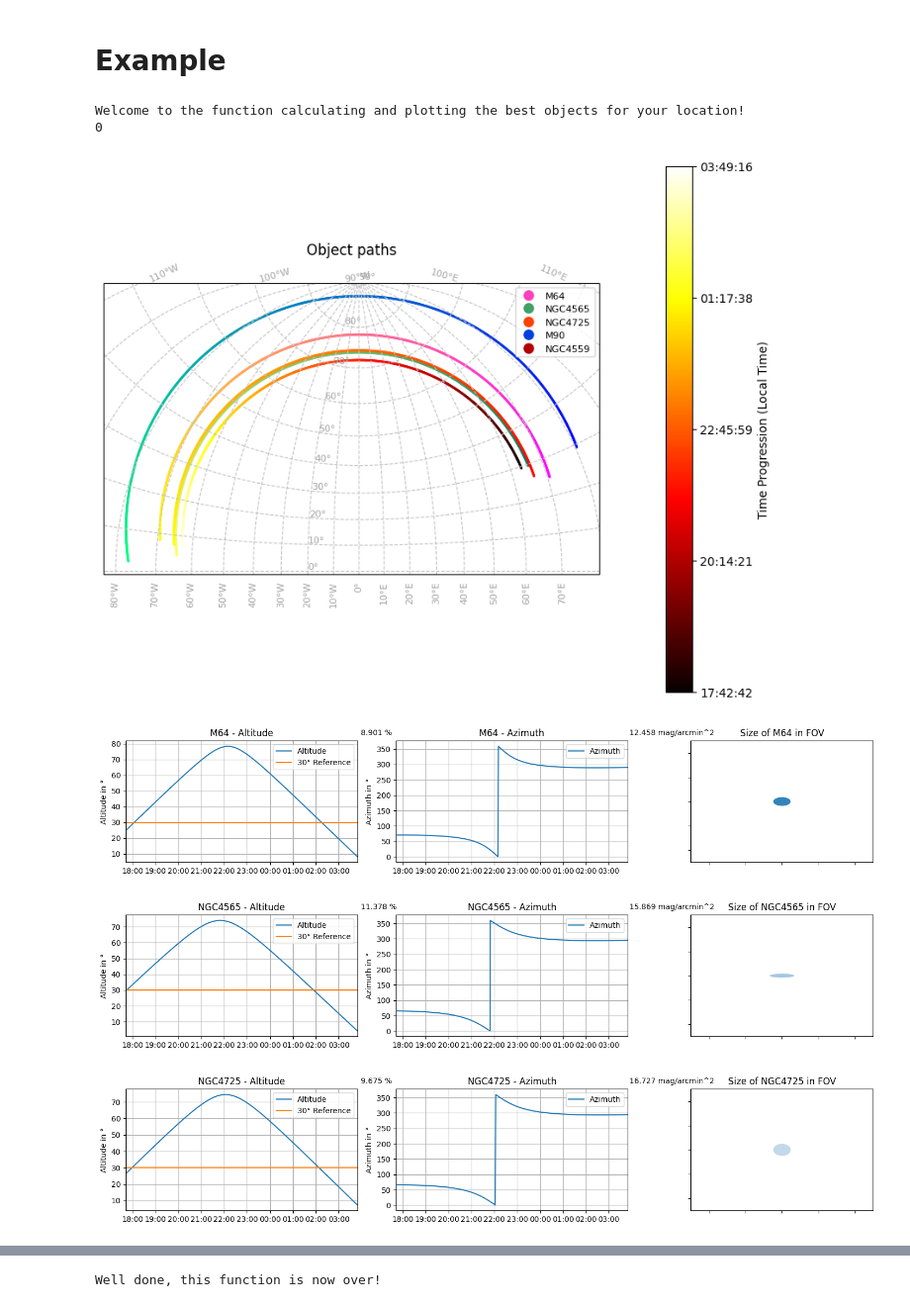
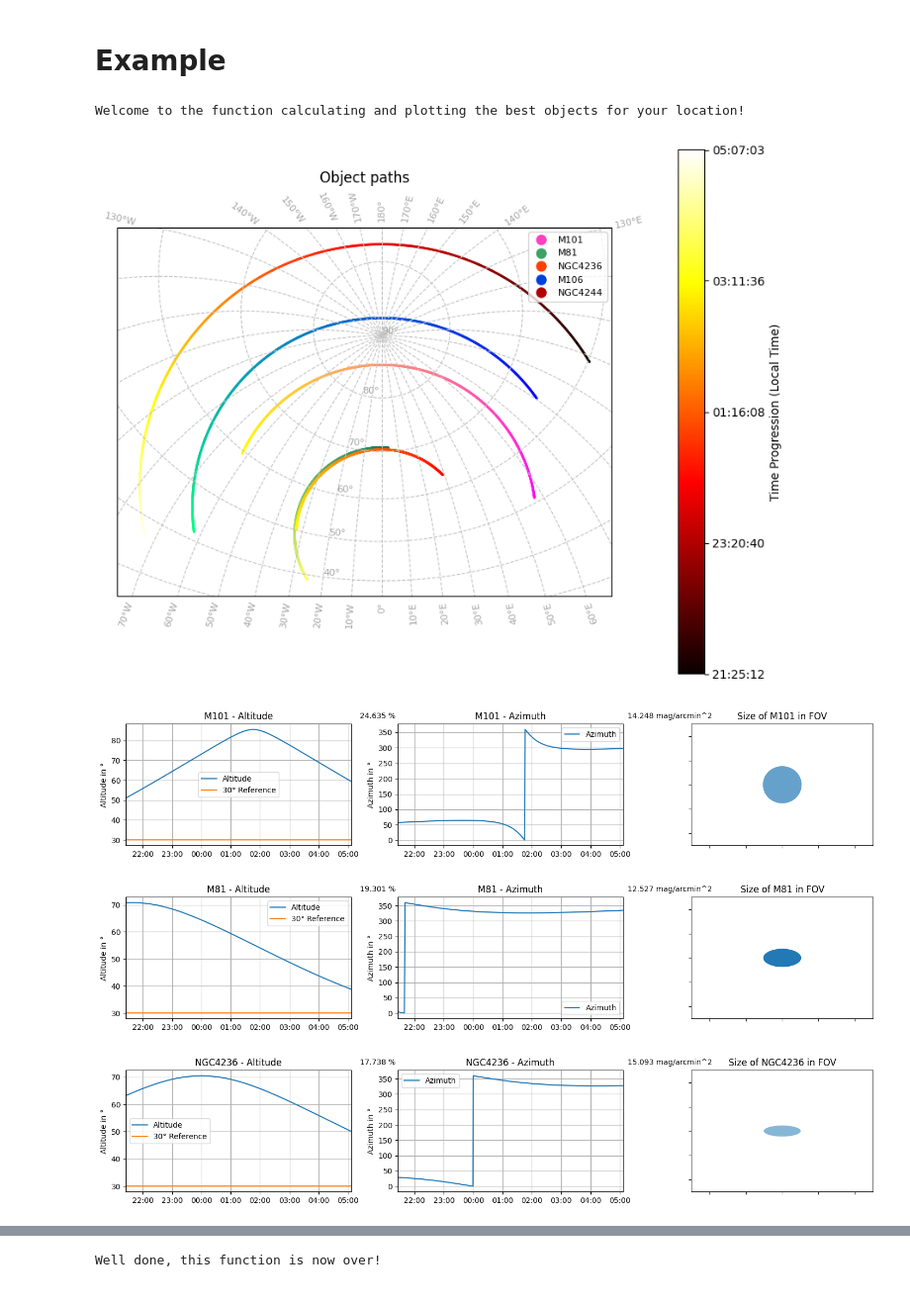
Before and after one commit to DP0604/AstroHelper, a Jupyter notebook: AstroHelper.ipynb, the cells around one changed output, grey strips where cells are left out. Shown: that part at 99% size. Cells and saved outputs as stored; diff of their text form; code cells hidden in the pictures.

Commit message:
Added "max_frac" obtion fixed "Advanced_Viewer" to work with only one objcect

```diff
--- a/AstroHelper.ipynb
+++ b/AstroHelper.ipynb
@@ -576,7 +576,7 @@ def Ratio(object_row: np.ndarray) -> float:
     return Diagonal/FOV
 
 
-def ratio(object_arr: np.ndarray, min_frac: float = 0.08, Remove_NaN: bool = 1) -> np.ndarray:
+def ratio(object_arr: np.ndarray, min_frac: float = 0.08, max_frac: float = 1, Remove_NaN: bool = 1) -> np.ndarray:
     """
     This function filters the array with objects with respect to their ratio to the diagonal of the FOV.
 
@@ -586,6 +586,8 @@ def ratio(object_arr: np.ndarray, min_frac: float = 0.08, Remove_NaN: bool = 1)
         array of objects
     min_frac : float, optional
         minimum fraction object should take up in the FOV, by default 0.08
+    max_frac: float, optional
+        maximum fraction object should take up in the FOV, by default 1, if set to 0 there will bebe no maximum size for Objects
     Remove_NaN : bool, optional
         removing objects with either maj_ax or min_ax value NaN, by default 1
 
@@ -602,8 +604,9 @@ def ratio(object_arr: np.ndarray, min_frac: float = 0.08, Remove_NaN: bool = 1)
     min_ax = np.array([safe_convert(x) for x in object_arr[:,5]])
 
     ratios = np.array([Ratio(row) for row in object_arr])
-    mask = ratios >= min_frac
-    #mask = (maj_ax >= min_frac * x_FOV) | (min_ax >= min_frac * y_FOV)
+    if max_frac == 0:
+        max_frac = 10000000000000000
+    mask = (ratios >= min_frac) & (ratios <= max_frac)
 
     if Remove_NaN:
         mask = mask & ~np.isnan(maj_ax) & ~np.isnan(min_ax)
@@ -813,7 +816,7 @@ def time_over_x(data: np.ndarray, obs_date: str, timezone: str, Lon: float = 10.
 
         return result
 # %%
-def Final_Best(objects: np.ndarray, obs_date: str, timezone, Lon: float = 10.88846, Lat: float = 49.88474, ele: float = 282, min_frac: float = 0.08, Altitude_Threshold: float = 30, Time_Threshold: float = 120, Galaxies: bool = 0, Nebulae: bool = 0,Supernovae_remnants:bool = 0, Clusters: bool = 0, Stars: bool = 0, All: bool = 0, Remove_NaN: bool = 1):
+def Final_Best(objects: np.ndarray, obs_date: str, timezone, Lon: float = 10.88846, Lat: float = 49.88474, ele: float = 282, min_frac: float = 0.08,max_frac: float = 1, Altitude_Threshold: float = 30, Time_Threshold: float = 120, Galaxies: bool = 0, Nebulae: bool = 0,Supernovae_remnants:bool = 0, Clusters: bool = 0, Stars: bool = 0, All: bool = 0, Remove_NaN: bool = 1):
     """
     This function takes in an array of objects with SIMBAD data, filters for morphological type, calculates surface brightness, ratio, filters for minimal zenith distance, time over altitude and sorts from best to worst.
 
@@ -849,7 +852,7 @@ def Final_Best(objects: np.ndarray, obs_date: str, timezone, Lon: float = 10.888
     """
     objects_filtered = Type_filter(objects, Galaxies=Galaxies, Nebulae=Nebulae, Supernovae_remnants=Supernovae_remnants, Clusters=Clusters, Stars=Stars, All=All)
     objects_filtered = Surface_Brightness(objects_filtered)
-    objects_filtered = ratio(objects_filtered, min_frac, Remove_NaN)
+    objects_filtered = ratio(objects_filtered, min_frac, max_frac, Remove_NaN)
     objects_filtered = min_zenith_filter(objects_filtered,Lat, 40)
     objects_filtered = time_over_x_filter(objects_filtered, obs_date, timezone, Lon, Lat, ele, Altitude_Threshold, Time_Threshold)
     if objects_filtered is None:
@@ -961,10 +964,14 @@ def AdvancedViewer(data: np.ndarray, obs_date: str, timezone: str, Lon: float =
         ax2.xaxis.set_major_formatter(mdates.DateFormatter('%H:%M'))
         ax2.legend()
         ax2.grid()
-
         # Object Size in FOV
         sb = surface_brightness_values[n]
-        alpha = 0.5 if sb is None or np.isnan(sb) else 1 - ((sb - min_sb) / (max_sb - min_sb)) * 0.75
+
+        if min_sb == max_sb:
+            alpha = 0.5 if sb is None or np.isnan(sb) else 1
+        else:
+            alpha = 0.5 if sb is None or np.isnan(sb) else 1 - ((sb - min_sb) / (max_sb - min_sb)) * 0.75
+
         ax3 = fig.add_subplot(133)
         ellipse = Ellipse((0, 0), width=float(data[n, 4]) / x_FOV, height=float(data[n, 5]) / y_FOV, angle=0, alpha=alpha)
         ax3.add_patch(ellipse)
@@ -1366,7 +1373,7 @@ def color_map(data: np.ndarray, t: float, resolution: float):
 
 # color_map(grid_wto_30, 480, 1000)
 # %%
-def PlotBestObjects(objects: np.ndarray, obs_date: str, timezone: str, Lon: float = 10.88846, Lat: float = 49.88474, ele: float = 282, min_frac: float = 0.08, Altitude_Threshold: float = 30, Time_Threshold: float = 120, Galaxies: bool = 0, Nebulae: bool = 0,Supernovae_remnants:bool = 0, Clusters: bool = 0, Stars: bool = 0, All: bool = 0, k: int = 10, colored: int = 5, Altitude_Reference: float = 30, Remove_NaN: bool = 1):
+def PlotBestObjects(objects: np.ndarray, obs_date: str, timezone: str, Lon: float = 10.88846, Lat: float = 49.88474, ele: float = 282, min_frac: float = 0.08, max_frac: float = 1, Altitude_Threshold: float = 30, Time_Threshold: float = 120, Galaxies: bool = 0, Nebulae: bool = 0,Supernovae_remnants:bool = 0, Clusters: bool = 0, Stars: bool = 0, All: bool = 0, k: int = 10, colored: int = 5, Altitude_Reference: float = 30, Remove_NaN: bool = 1):
     """
     Function that calculates the best objects for your location and plots them.
 
@@ -1402,7 +1409,7 @@ def PlotBestObjects(objects: np.ndarray, obs_date: str, timezone: str, Lon: floa
         If True, NaN values for size information are removed, by default 1
     """
     print("Welcome to the function calculating and plotting the best objects for your location!")
-    final_best = Final_Best(objects, obs_date, timezone, Lon, Lat, ele, min_frac, Altitude_Threshold, Time_Threshold, Galaxies, Nebulae, Supernovae_remnants, Clusters, Stars, All, Remove_NaN)
+    final_best = Final_Best(objects, obs_date, timezone, Lon, Lat, ele, min_frac, max_frac, Altitude_Threshold, Time_Threshold, Galaxies, Nebulae, Supernovae_remnants, Clusters, Stars, All, Remove_NaN)
     if final_best is None:
         return None
     else:
@@ -1414,33 +1421,32 @@ def PlotBestObjects(objects: np.ndarray, obs_date: str, timezone: str, Lon: floa
 # %%
 # Example usage
 
 # Loading the object files
 messier_arr = load_variable_column_file("Messier.txt")
 NGC_arr = load_variable_column_file("NGC.txt")
 IC_arr = load_variable_column_file("IC.txt")
 
 data_arr = np.vstack((messier_arr, NGC_arr, IC_arr))
 
 #Location data of your observation point (e.g., Dr. Remeis Observatory)
 Lon = 10.88846
 Lat = 49.88474
 ele = 282
 
-Lon = 48.5
-Lat = 10
-ele = 282
+# Lon = 48.5
+# Lat = 10
+# ele = 282
 
 TelescopeData() # Function to set your telescope data. (Focal length, Pixel Size, Dimensions)
 
 selected_date = "2024-04-15" # Example date in format "YYYY-MM-DD"
 timezone = "Europe/Berlin" # Example timezone
 
 final_best = Final_Best(data_arr, obs_date=selected_date, Lon=Lon, Lat=Lat, ele=ele, timezone=timezone, min_frac=0.08,Galaxies= 1,Nebulae=1) # Example function call to get the best objects
 PlotBestObjects(objects=data_arr, obs_date=selected_date, Lon=Lon, Lat=Lat, ele=ele, timezone=timezone, min_frac=0.08, k = 5 , Galaxies = 1, Nebulae= 1) # Example function call to plot the best objects
 # %% [output]
 Welcome to the function calculating and plotting the best objects for your location!
-0
-[figure, old version]
+[figure, new version]
-[figure, old version]
+[figure, new version]
-[figure, old version]
+[figure, new version]
-[figure, old version]
+[figure, new version]
```
Also changed, not shown: parts of 1 cell of this notebook, 1 other file.
